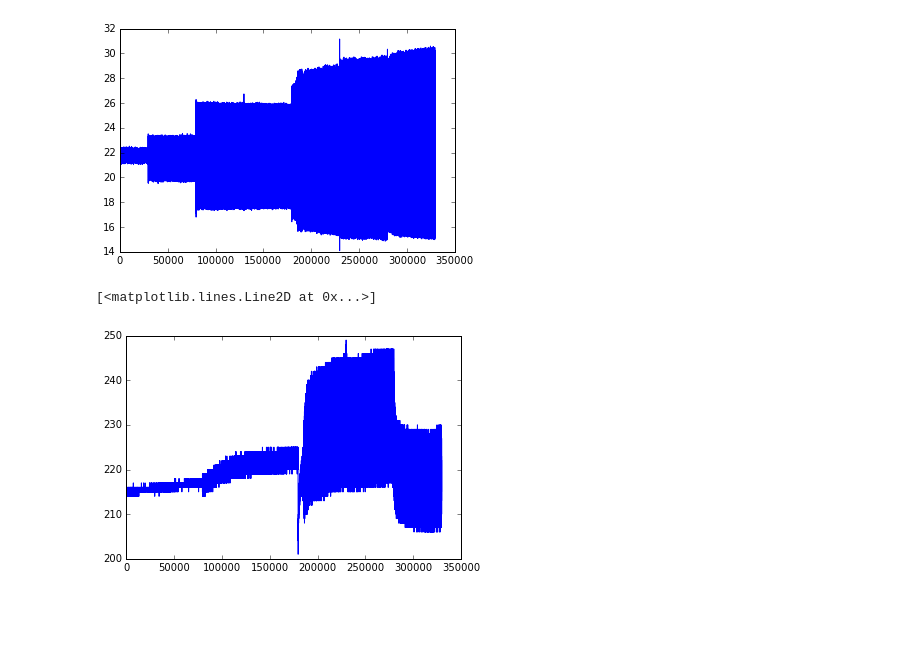
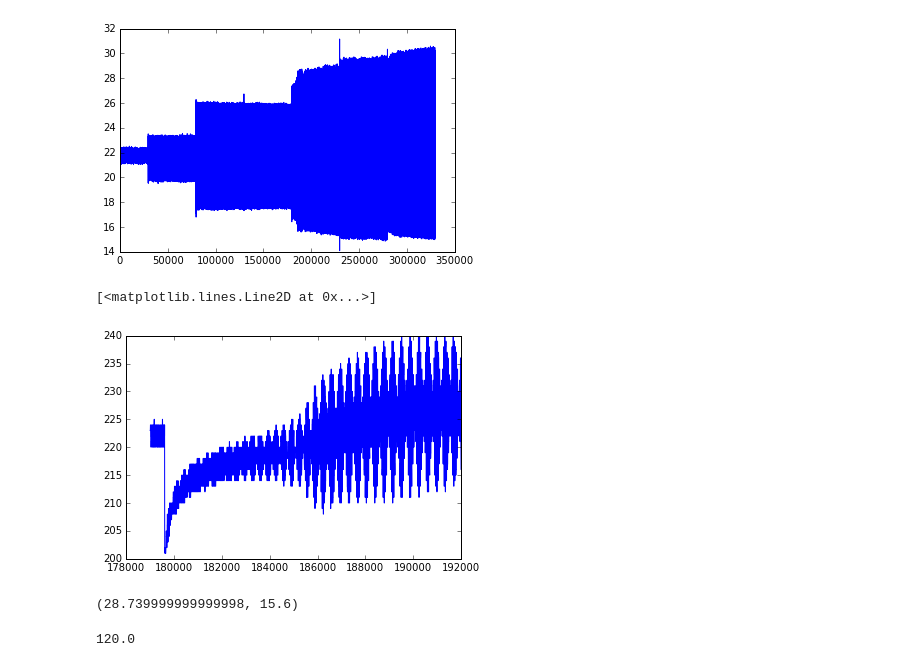
Before and after one commit to FryeT/dongli, a Jupyter notebook: dl_G345/G345_1hz.ipynb, the cells around one changed output. Cells and saved outputs as stored; diff of their text form; code cells hidden in the pictures; blank space fills up the shorter version.

```diff
--- a/dl_G345/G345_1hz.ipynb
+++ b/dl_G345/G345_1hz.ipynb
@@ -72,7 +67,15 @@ plt.plot(df['力'])
 [<matplotlib.lines.Line2D at 0x...>]
 [figure]
 # %%
-plt.plot(df['孔压'])
+plt.plot(df['孔压'][179000:192000])
 # %% [output]
 [<matplotlib.lines.Line2D at 0x...>]
-[figure, old version]
+[figure, new version]
+# %%
+df['力'][180000:192000].max(),df['力'][180000:192000].min()
+# %% [output]
+(28.739999999999998, 15.6)
+# %%
+6000/50
+# %% [output]
+120.0
```
Also changed, not shown: parts of 1 cell of this notebook, 9 other files.
